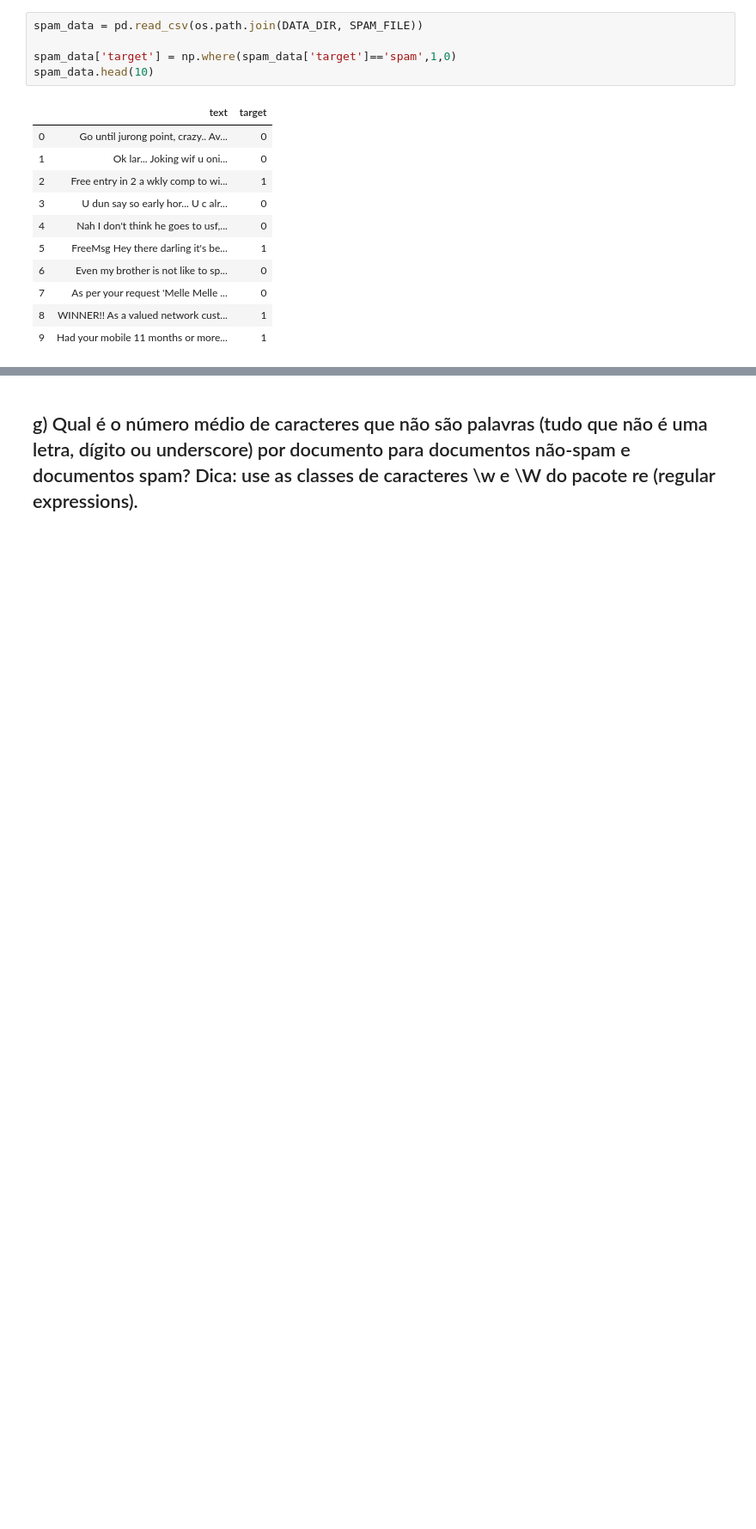
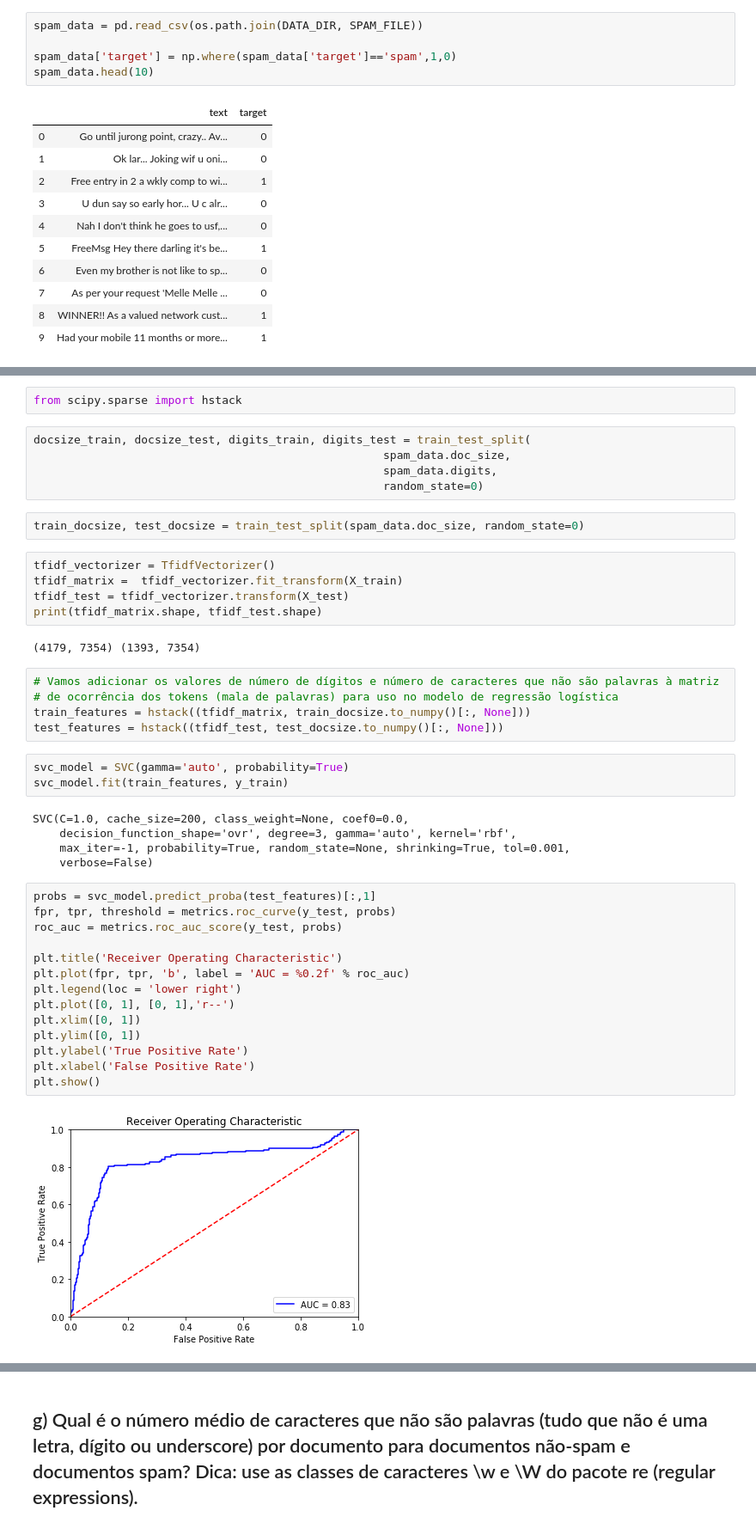
Before and after one commit to hallpaz/Data-Science-IMPA, a Jupyter notebook: assignments/Exercicio3.ipynb, the cells around one changed output, grey strips where cells are left out. Shown at 86% size. Drawn from its saved outputs; the diff is of its cells as text; blank space fills up the shorter version.

```diff
--- a/assignments/Exercicio3.ipynb
+++ b/assignments/Exercicio3.ipynb
@@ -53,0 +257,45 @@ spam_data.head(10)
+# %%
+from scipy.sparse import hstack
+# %%
+docsize_train, docsize_test, digits_train, digits_test = train_test_split(
+                                                    spam_data.doc_size,
+                                                    spam_data.digits,
+                                                    random_state=0)
+# %%
+train_docsize, test_docsize = train_test_split(spam_data.doc_size, random_state=0)
+# %%
+tfidf_vectorizer = TfidfVectorizer()
+tfidf_matrix =  tfidf_vectorizer.fit_transform(X_train)
+tfidf_test = tfidf_vectorizer.transform(X_test)
+print(tfidf_matrix.shape, tfidf_test.shape)
+# %% [output]
+(4179, 7354) (1393, 7354)
+# %%
+# Vamos adicionar os valores de número de dígitos e número de caracteres que não são palavras à matriz
+# de ocorrência dos tokens (mala de palavras) para uso no modelo de regressão logística
+train_features = hstack((tfidf_matrix, train_docsize.to_numpy()[:, None]))
+test_features = hstack((tfidf_test, test_docsize.to_numpy()[:, None]))
+# %%
+svc_model = SVC(gamma='auto', probability=True)
+svc_model.fit(train_features, y_train)
+# %% [output]
+SVC(C=1.0, cache_size=200, class_weight=None, coef0=0.0,
+    decision_function_shape='ovr', degree=3, gamma='auto', kernel='rbf',
+    max_iter=-1, probability=True, random_state=None, shrinking=True, tol=0.001,
+    verbose=False)
+# %%
+probs = svc_model.predict_proba(test_features)[:,1]
+fpr, tpr, threshold = metrics.roc_curve(y_test, probs)
+roc_auc = metrics.roc_auc_score(y_test, probs)
+
+plt.title('Receiver Operating Characteristic')
+plt.plot(fpr, tpr, 'b', label = 'AUC = %0.2f' % roc_auc)
+plt.legend(loc = 'lower right')
+plt.plot([0, 1], [0, 1],'r--')
+plt.xlim([0, 1])
+plt.ylim([0, 1])
+plt.ylabel('True Positive Rate')
+plt.xlabel('False Positive Rate')
+plt.show()
+# %% [output]
+[figure, added]
```
Also changed, not shown: parts of 76 cells of this notebook.
